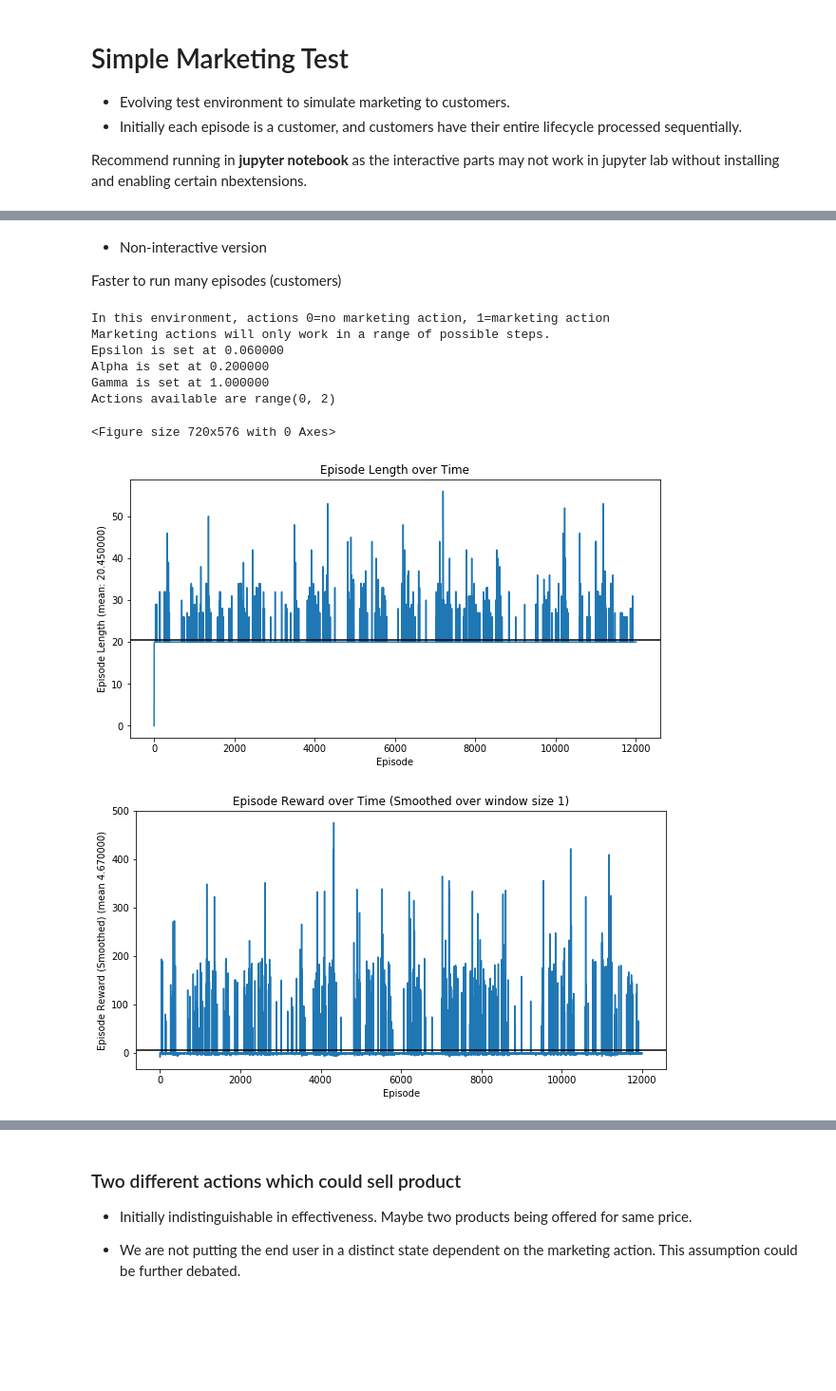
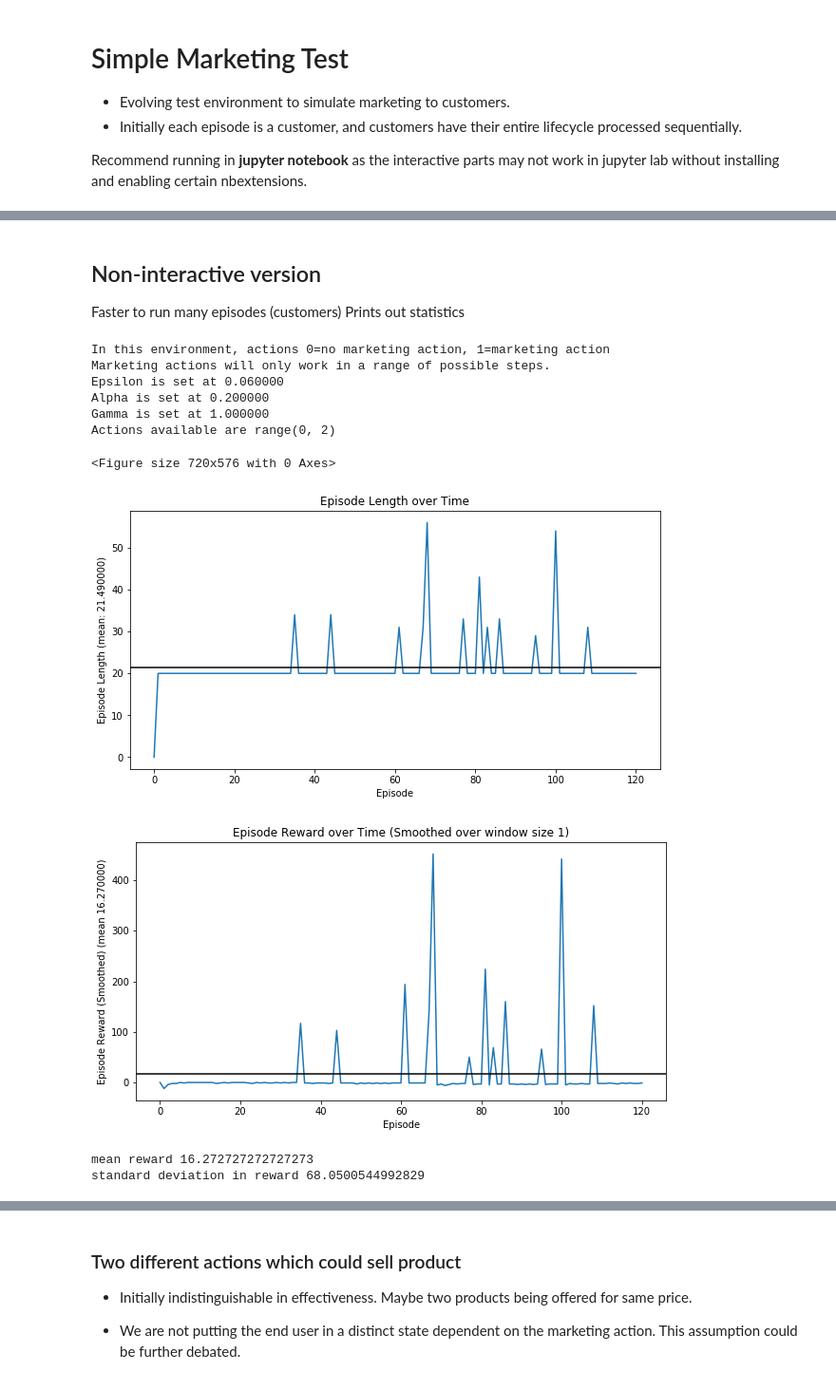
Before and after one commit to extrospective/marketing-rl, a Jupyter notebook: SimpleMarketing/SimpleMarketingTest.ipynb, the cells around one changed output, grey strips where cells are left out. Shown at 95% size. Drawn from its saved outputs; the diff is of its cells as text; code cells hidden in the pictures; blank space fills up the shorter version.

```diff
--- a/SimpleMarketing/SimpleMarketingTest.ipynb
+++ b/SimpleMarketing/SimpleMarketingTest.ipynb
@@ -354,6 +356,9 @@ for i in range(cust_list_length):
     cust_list_gauss_025_012.append(CustomerInventoryDriven(tmin=6, tmax=15, tdeath=20, prob_response=prob_response))
 print('Min response is', min_response)
 print('Max response is', max_response)
+print('sample customers for consistency with constant seed')
+for i in range(5):
+    print(i, cust_list_gauss_025_012[i].prob_response)
 # %% [output]
 Min response is 0
 Max response is 0.07096533234585803
@@ -360,17 +371,20 @@ Max response is 0.07096533234585803
 # %%
 cust_list_length = 25000
-cust_list_gauss_050_025 = []
+cust_list_gauss_050_035 = []
 random.seed(42)
 min_response = 1
 max_response = 0
 for i in range(cust_list_length):
-    prob_response = random.gauss(0.05, 0.025)
+    prob_response = random.gauss(0.05, 0.035)
     prob_response = 0 if prob_response < 0 else prob_response
     prob_response = 1 if prob_response > 1 else prob_response
     min_response = prob_response if prob_response < min_response else min_response
     max_response = prob_response if prob_response > max_response else max_response
-    cust_list_gauss_050_025.append(CustomerInventoryDriven(tmin=6, tmax=15, tdeath=20, prob_response=prob_response))
+    cust_list_gauss_050_035.append(CustomerInventoryDriven(tmin=6, tmax=15, tdeath=20, prob_response=prob_response))
 print('Min response is', min_response)
 print('Max response is', max_response)
+print('sample customers for consistency with constant seed')
+for i in range(5):
+    print(i, cust_list_gauss_050_035[i].prob_response)
 # %% [output]
 Min response is 0
@@ -404,28 +423,34 @@ Actions available are range(0, 2)
 [interactive output not drawn]
 [interactive output not drawn]
 # %% [markdown]
-* Non-interactive version
+## Non-interactive version
 
 Faster to run many episodes (customers)
+Prints out statistics
 # %%
 interactive = False
 %matplotlib inline
-episode_count = 12000
-env = SimpleMarketingEnv(cust_list_gauss_050_025, cost_marketing_action=1)
+episode_count = 120
+random.seed(42)
+env = SimpleMarketingEnv(cust_list_gauss_050_035, cost_marketing_action=1)
 agent = QLearningAgent(range(env.action_space.n),  alpha=0.2, epsilon=0.06)
 experiment = Experiment(env, agent)
-experiment.run_qlearning(episode_count, interactive)
+stats = experiment.run_qlearning(episode_count, interactive)
 agent.print_final_statistics()
+print('mean reward', np.mean(stats.episode_rewards))
+print('standard deviation in reward', np.std(stats.episode_rewards))
 # %% [output]
 In this environment, actions 0=no marketing action, 1=marketing action
 Marketing actions will only work in a range of possible steps.
 Epsilon is set at 0.060000
 Alpha is set at 0.200000
 Gamma is set at 1.000000
 Actions available are range(0, 2)
 <Figure size 720x576 with 0 Axes>
-[figure, old version]
+[figure, new version]
-[figure, old version]
+[figure, new version]
+mean reward 16.272727272727273
+standard deviation in reward 68.0500544992829
 # %%
 # lower probability of response -- still learned?
 interactive = False
```
Also changed, not shown: parts of 17 cells of this notebook, 2 other files.
